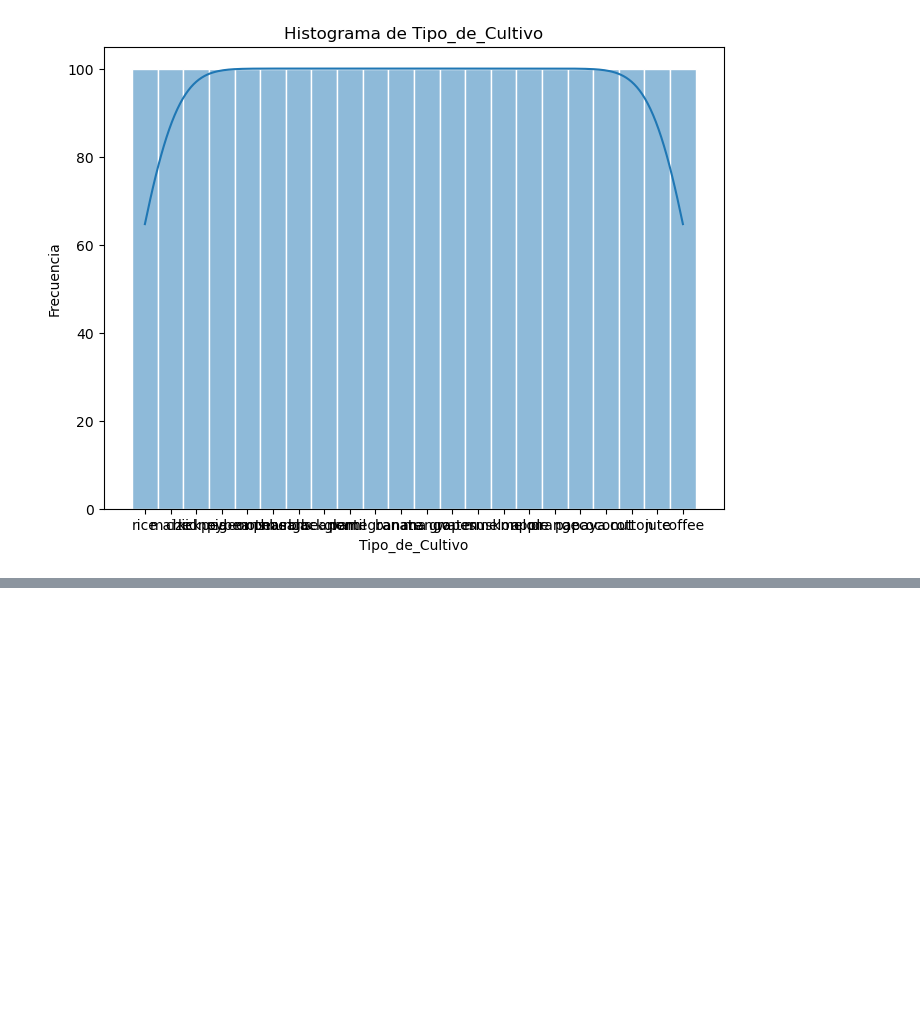
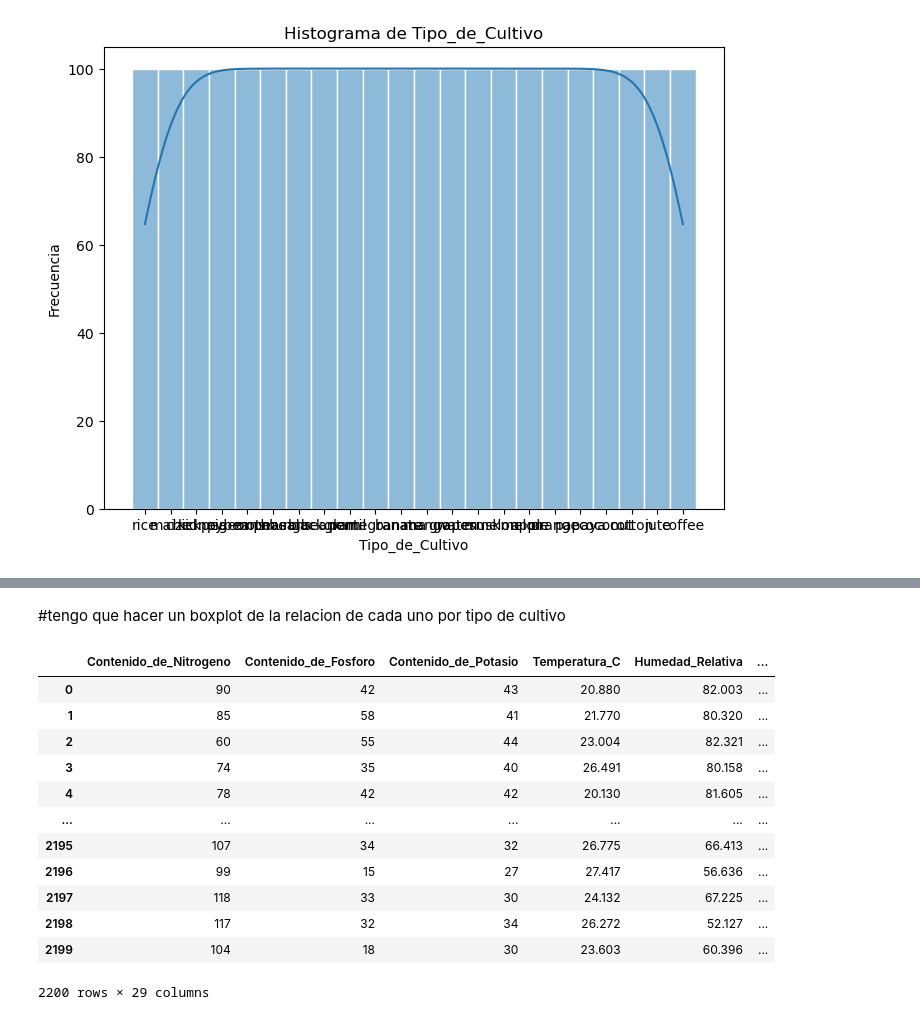
Before and after one commit to Chiaraaorlando/Clasificacion, a Jupyter notebook: Clasificacion_nb.ipynb, the cells around one changed output, grey strips where cells are left out. Cells and saved outputs as stored; diff of their text form; code cells hidden in the pictures; blank space fills up the shorter version.

```diff
--- a/Clasificacion_nb.ipynb
+++ b/Clasificacion_nb.ipynb
@@ -130 +160,20 @@ plot_histograms(cultivos)
+# %% [markdown]
+#tengo que hacer un boxplot de la relacion de cada uno por tipo de cultivo
+# %%
+cultivos2=cultivos.drop(columns=['Tipo_de_Cultivo'])
+cultivos2
+# %% [output]
+|  | Contenido_de_Nitrogeno | Contenido_de_Fosforo | Contenido_de_Potasio | Temperatura_C | Humedad_Relativa | ... |
+| 0 | 90 | 42 | 43 | 20.880 | 82.003 | ... |
+| 1 | 85 | 58 | 41 | 21.770 | 80.320 | ... |
+| 2 | 60 | 55 | 44 | 23.004 | 82.321 | ... |
+| 3 | 74 | 35 | 40 | 26.491 | 80.158 | ... |
+| 4 | 78 | 42 | 42 | 20.130 | 81.605 | ... |
+| ... | ... | ... | ... | ... | ... | ... |
+| 2195 | 107 | 34 | 32 | 26.775 | 66.413 | ... |
+| 2196 | 99 | 15 | 27 | 27.417 | 56.636 | ... |
+| 2197 | 118 | 33 | 30 | 24.132 | 67.225 | ... |
+| 2198 | 117 | 32 | 34 | 26.272 | 52.127 | ... |
+| 2199 | 104 | 18 | 30 | 23.603 | 60.396 | ... |
+2200 rows × 29 columns
 # %%
```
Also changed, not shown: parts of 10 cells of this notebook.
